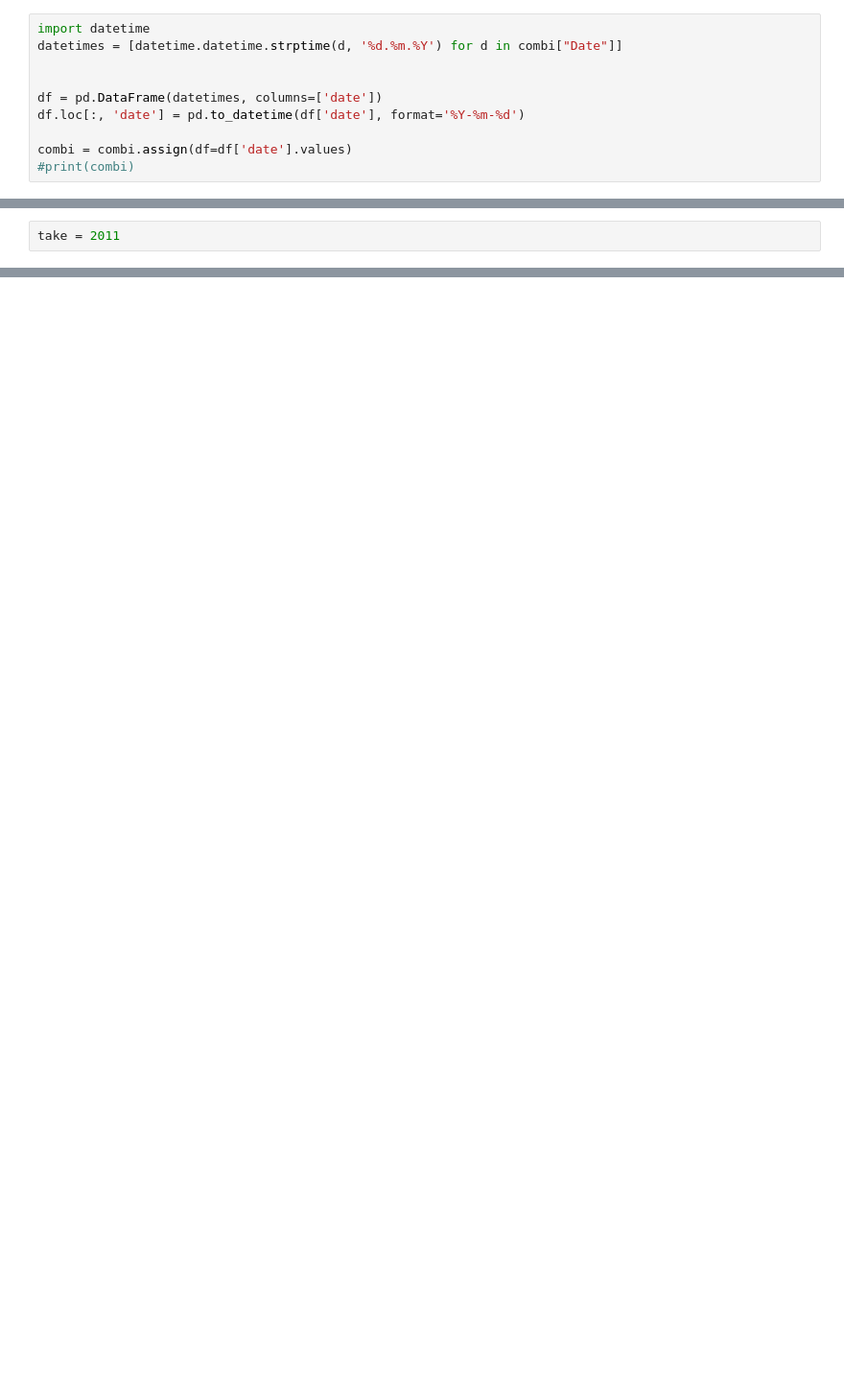
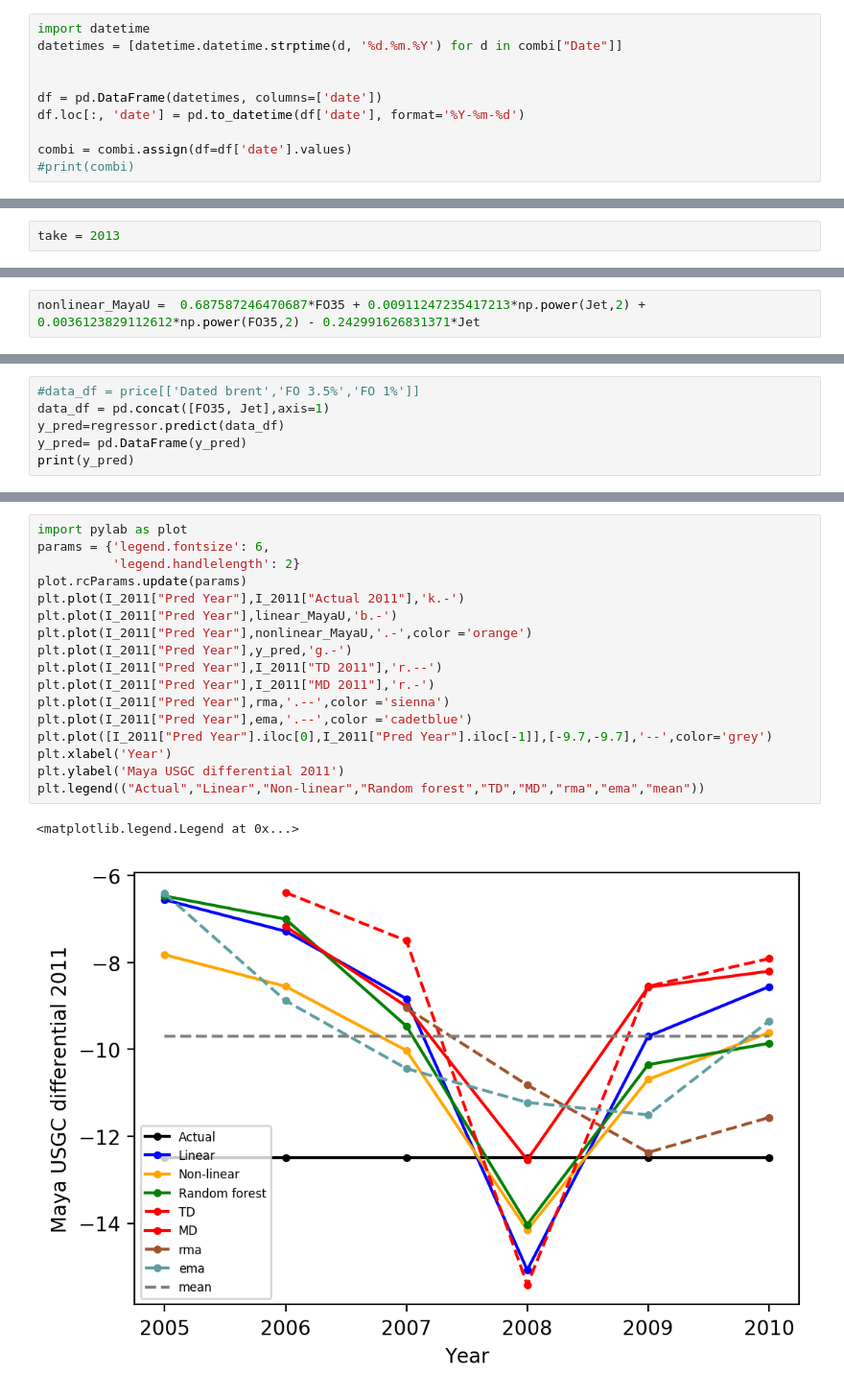
Before and after one commit to kaibawong/differential, a Jupyter notebook: MayaUSGC_pred.ipynb, the cells around one changed output, grey strips where cells are left out. Shown at 96% size. Drawn from its saved outputs; the diff is of its cells as text; blank space fills up the shorter version.

```diff
--- a/MayaUSGC_pred.ipynb
+++ b/MayaUSGC_pred.ipynb
@@ -53,5 +49,5 @@ To register the converters:
 # %%
-take = 2011
+take = 2013
 # %%
 if take==2011:
     ema=[combi[combi['df']=='2005-01-01']['ema60'].values,combi[combi['df']=='2006-01-01']['ema60'].values   \
@@ -112,0 +148,2 @@ rma
+# %%
+nonlinear_MayaU =  0.687587246470687*FO35 + 0.00911247235417213*np.power(Jet,2) + 0.0036123829112612*np.power(FO35,2) - 0.242991626831371*Jet
@@ -112,0 +217,6 @@ rma
+# %%
+#data_df = price[['Dated brent','FO 3.5%','FO 1%']]
+data_df = pd.concat([FO35, Jet],axis=1)
+y_pred=regressor.predict(data_df)
+y_pred= pd.DataFrame(y_pred)
+print(y_pred)
@@ -112,0 +231,20 @@ rma
+# %%
+import pylab as plot
+params = {'legend.fontsize': 6,
+          'legend.handlelength': 2}
+plot.rcParams.update(params)
+plt.plot(I_2011["Pred Year"],I_2011["Actual 2011"],'k.-')
+plt.plot(I_2011["Pred Year"],linear_MayaU,'b.-')
+plt.plot(I_2011["Pred Year"],nonlinear_MayaU,'.-',color ='orange')
+plt.plot(I_2011["Pred Year"],y_pred,'g.-')
+plt.plot(I_2011["Pred Year"],I_2011["TD 2011"],'r.--')
+plt.plot(I_2011["Pred Year"],I_2011["MD 2011"],'r.-')
+plt.plot(I_2011["Pred Year"],rma,'.--',color ='sienna')
+plt.plot(I_2011["Pred Year"],ema,'.--',color ='cadetblue')
+plt.plot([I_2011["Pred Year"].iloc[0],I_2011["Pred Year"].iloc[-1]],[-9.7,-9.7],'--',color='grey')
+plt.xlabel('Year')
+plt.ylabel('Maya USGC differential 2011')
+plt.legend(("Actual","Linear","Non-linear","Random forest","TD","MD","rma","ema","mean"))
+# %% [output]
+<matplotlib.legend.Legend at 0x...>
+[figure, added]
```
Also changed, not shown: parts of 10 cells of this notebook, 3 other files.
